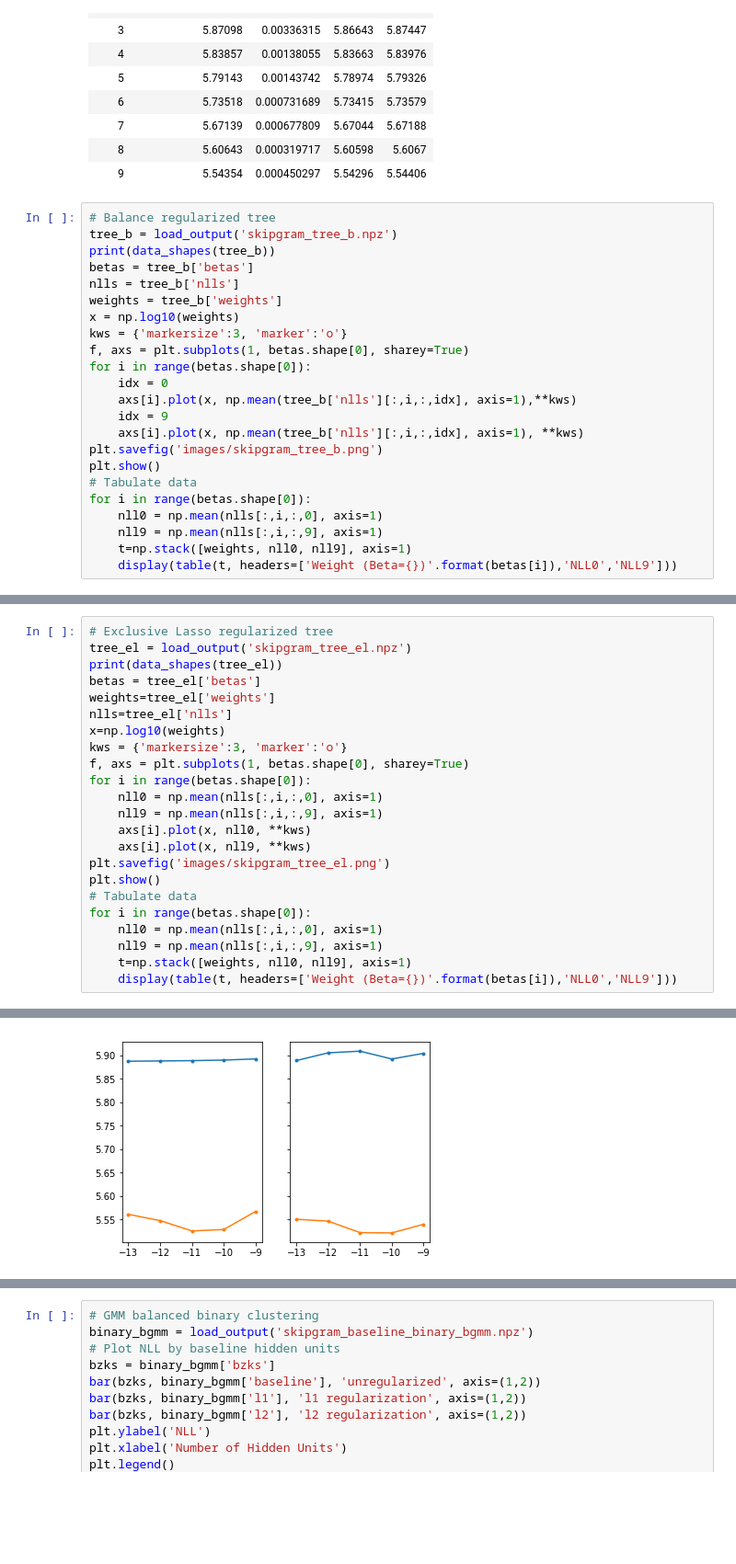
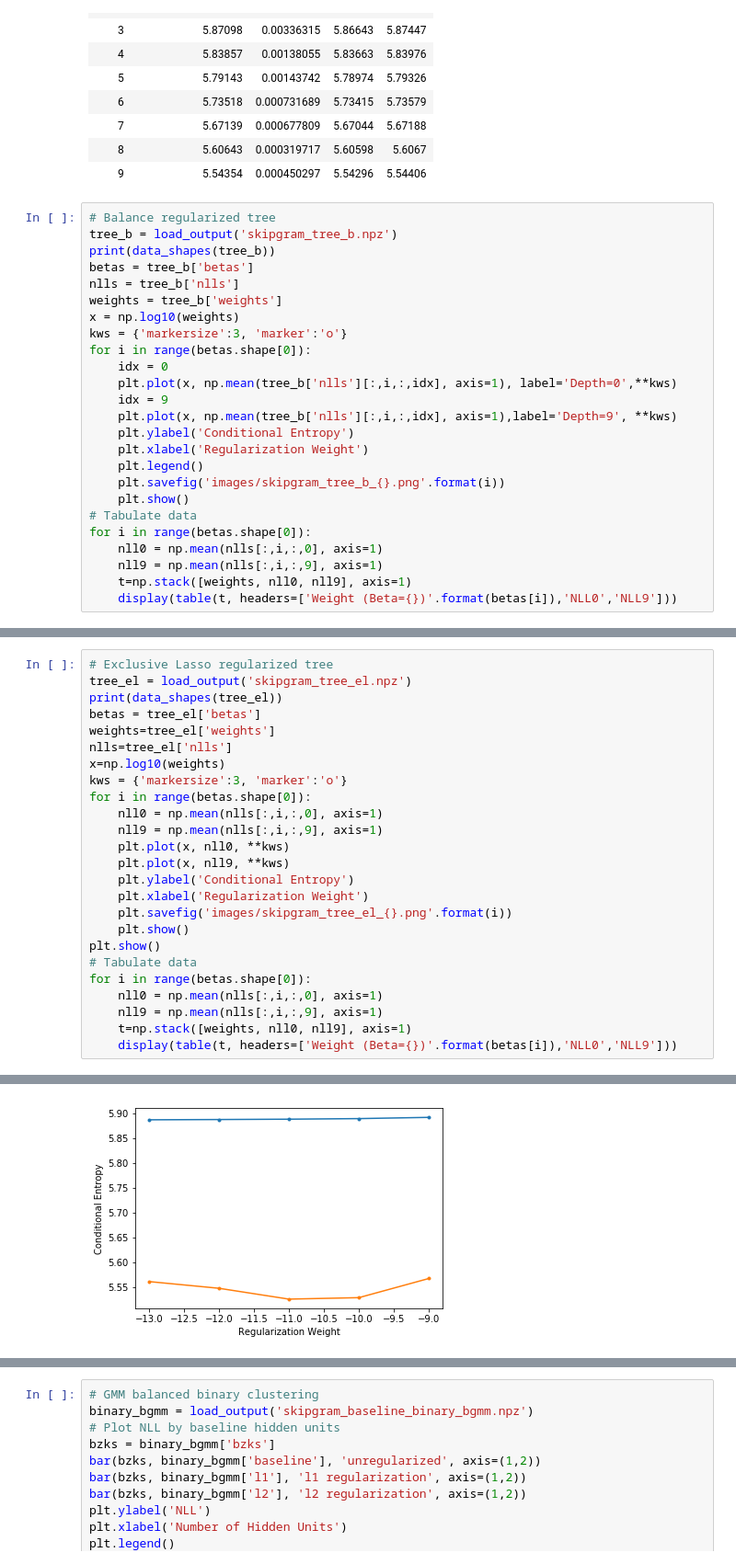
Before and after one commit to bstriner/discrete-skip-gram, a Jupyter notebook: notebook/results.ipynb, the cells around one changed output, grey strips where cells are left out. Shown at 92% size. Saved outputs shown, nothing was run; the diff lists cells and outputs as text; blank space fills up the shorter version.

```diff
--- a/notebook/results.ipynb
+++ b/notebook/results.ipynb
@@ -610,14 +628,16 @@ nlls = tree_b['nlls']
 weights = tree_b['weights']
 x = np.log10(weights)
 kws = {'markersize':3, 'marker':'o'}
-f, axs = plt.subplots(1, betas.shape[0], sharey=True)
 for i in range(betas.shape[0]):
     idx = 0
-    axs[i].plot(x, np.mean(tree_b['nlls'][:,i,:,idx], axis=1),**kws)
+    plt.plot(x, np.mean(tree_b['nlls'][:,i,:,idx], axis=1), label='Depth=0',**kws)
     idx = 9
-    axs[i].plot(x, np.mean(tree_b['nlls'][:,i,:,idx], axis=1), **kws)
-plt.savefig('images/skipgram_tree_b.png')
-plt.show()
+    plt.plot(x, np.mean(tree_b['nlls'][:,i,:,idx], axis=1),label='Depth=9', **kws)
+    plt.ylabel('Conditional Entropy')
+    plt.xlabel('Regularization Weight')
+    plt.legend()
+    plt.savefig('images/skipgram_tree_b_{}.png'.format(i))
+    plt.show()
 # Tabulate data
 for i in range(betas.shape[0]):
     nll0 = np.mean(nlls[:,i,:,0], axis=1)
@@ -642,26 +663,28 @@ for i in range(betas.shape[0]):
 # %%
 # Exclusive Lasso regularized tree
 tree_el = load_output('skipgram_tree_el.npz')
 print(data_shapes(tree_el))
 betas = tree_el['betas']
 weights=tree_el['weights']
 nlls=tree_el['nlls']
 x=np.log10(weights)
 kws = {'markersize':3, 'marker':'o'}
-f, axs = plt.subplots(1, betas.shape[0], sharey=True)
 for i in range(betas.shape[0]):
     nll0 = np.mean(nlls[:,i,:,0], axis=1)
     nll9 = np.mean(nlls[:,i,:,9], axis=1)
-    axs[i].plot(x, nll0, **kws)
-    axs[i].plot(x, nll9, **kws)
-plt.savefig('images/skipgram_tree_el.png')
+    plt.plot(x, nll0, **kws)
+    plt.plot(x, nll9, **kws)
+    plt.ylabel('Conditional Entropy')
+    plt.xlabel('Regularization Weight')
+    plt.savefig('images/skipgram_tree_el_{}.png'.format(i))
+    plt.show()
 plt.show()
 # Tabulate data
 for i in range(betas.shape[0]):
     nll0 = np.mean(nlls[:,i,:,0], axis=1)
     nll9 = np.mean(nlls[:,i,:,9], axis=1)
     t=np.stack([weights, nll0, nll9], axis=1)
     display(table(t, headers=['Weight (Beta={})'.format(betas[i]),'NLL0','NLL9']))
 # %% [output]
 {'betas': (2L,), 'utilizations': (5L, 2L, 1L, 10L), 'weights': (5L,), 'nlls': (5L, 2L, 1L, 10L)}
-[figure, old version]
+[figure, new version]
```
Also changed, not shown: parts of 7 cells of this notebook, 8 other files.
